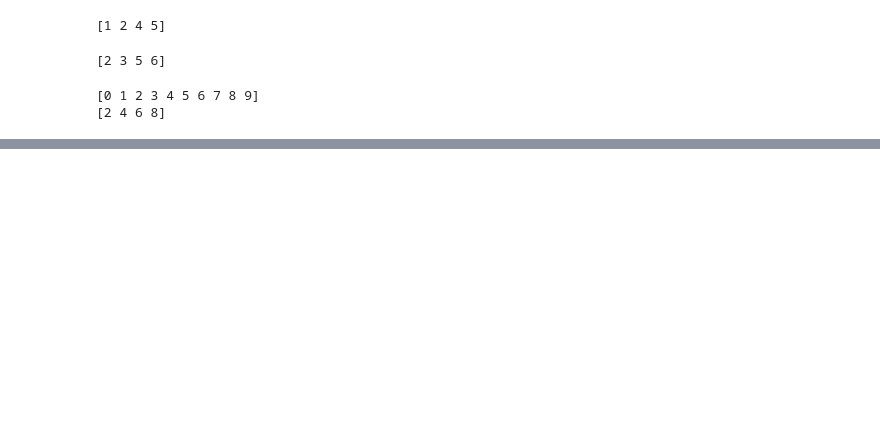
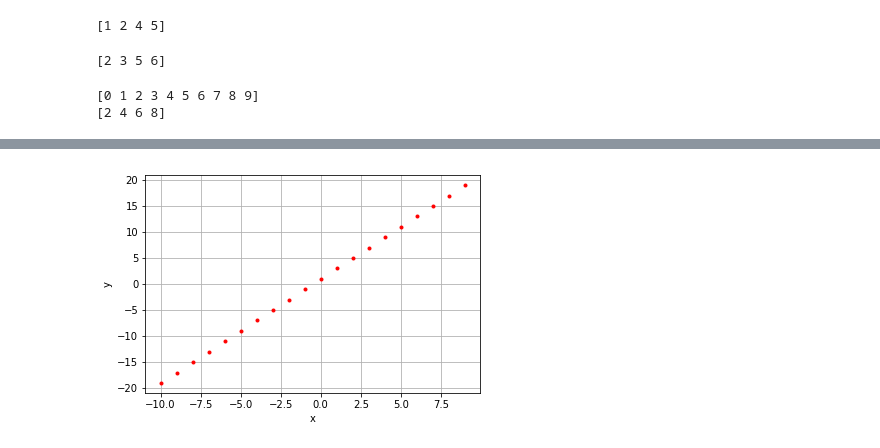
Before and after one commit to erinshappell/MizzouREU, a Jupyter notebook: Jupyter/Class_Example_5-21-19.ipynb, the cells around one changed output, grey strips where cells are left out. Drawn from its saved outputs; the diff is of its cells as text; code cells hidden in the pictures; blank space fills up the shorter version.

```diff
--- a/Jupyter/Class_Example_5-21-19.ipynb
+++ b/Jupyter/Class_Example_5-21-19.ipynb
@@ -42 +42,21 @@ plt.show()
+# %%
+# Define function for creating a line
+def line(x,m,b):
+    y = m * x + b
+    return y
+
+def plot_line(x,y):
+    plt.figure()
+    plt.grid()
+    plt.plot(x,y,"r.") #red dotted line
+    plt.xlabel("x")
+    plt.ylabel("y")
+    plt.show()
+
+x = np.arange(-10,10)
+y = line(x,2,1)
+
+plot_line(x,y)
+# %% [output]
+[figure, added]
 # %%
```
Also changed, not shown: parts of 5 cells of this notebook, 1 other file.
